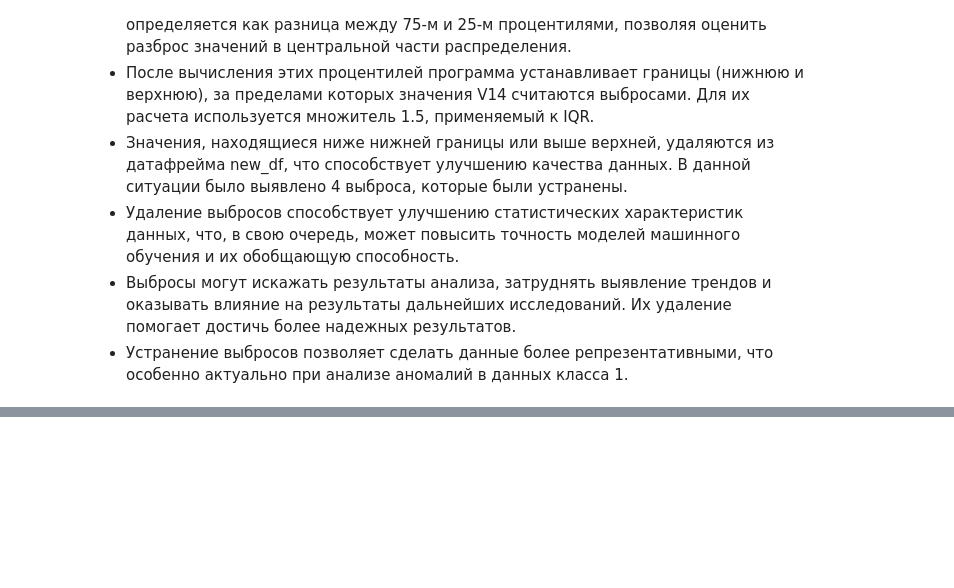
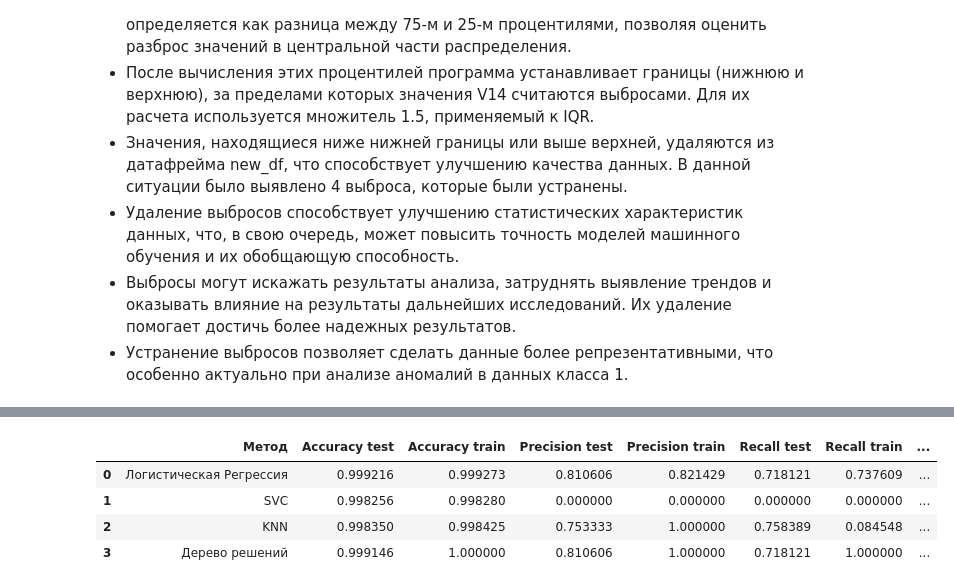
Before and after one commit to Skkodnikk/popakota, a Jupyter notebook: Untitled201.ipynb, the cells around one changed output, grey strips where cells are left out. Saved outputs shown, nothing was run; the diff lists cells and outputs as text; code cells hidden in the pictures; blank space fills up the shorter version.

```diff
--- a/Untitled201.ipynb
+++ b/Untitled201.ipynb
@@ -501,0 +612,13 @@ plt.show()
+# %%
+model_dtr = DecisionTreeClassifier()
+model_dtr.fit(X_train, Y_train)
+Y_train_pred_dtr = model_dtr.predict(X_train)
+Y_test_pred_dtr = model_dtr.predict(X_test)
+print(f'Дерево решений - Accuracy test:', accuracy_score(Y_test, Y_test_pred_dtr))
+print(f'Дерево решений - Accuracy train:', accuracy_score(Y_train, Y_train_pred_dtr))
+print(f'Дерево решений - Precision test:', accuracy_score(Y_test, Y_test_pred_dtr))
+print(f'Дерево решений - Precision train:', accuracy_score(Y_train, Y_train_pred_dtr))
+print(f'Дерево решений - Recall test:', accuracy_score(Y_test, Y_test_pred_dtr))
+print(f'Дерево решений - Recall train:', accuracy_score(Y_train, Y_train_pred_dtr))
+print(f'Дерево решений - F1 test:', f1_score(Y_test, Y_test_pred_dtr, average='macro'))
+print(f'Дерево решений - F1 train:', f1_score(Y_train, Y_train_pred_dtr, average='macro'))
@@ -501,0 +634,50 @@ plt.show()
+# %%
+a = pd.DataFrame({
+    'Метод': ['Логистическая Регрессия', 'SVC', 'KNN', 'Дерево решений'],
+    'Accuracy test': [accuracy_score(Y_test, Y_test_pred_logreg),
+                      accuracy_score(Y_test, y_pred_svc_test),
+                      accuracy_score(Y_test,y_pred_knn_test),
+                      accuracy_score(Y_test, Y_test_pred_dtr)],
+
+    'Accuracy train': [accuracy_score(Y_train, Y_train_pred_logreg),
+                       accuracy_score(Y_train, y_pred_svc_train),
+                       accuracy_score(Y_train,y_pred_knn_train),
+                       accuracy_score(Y_train, Y_train_pred_dtr)],
+
+    'Precision test': [precision_score(Y_test, Y_test_pred_logreg),
+                       precision_score(Y_test, y_pred_svc_test),
+                       precision_score(Y_test, Y_test_pred_dtr),
+                       precision_score(Y_test, Y_test_pred_logreg)],
+
+    'Precision train': [precision_score(Y_train, Y_train_pred_logreg),
+                        precision_score(Y_train, y_pred_svc_train),
+                        precision_score(Y_train, y_pred_knn_train),
+                        precision_score(Y_train, Y_train_pred_dtr)],
+
+    'Recall test': [recall_score(Y_test, Y_test_pred_logreg),
+                    recall_score(Y_test, y_pred_svc_test),
+                    recall_score(Y_test, Y_test_pred_dtr),
+                    recall_score(Y_test, Y_test_pred_logreg)],
+
+    'Recall train': [recall_score(Y_train, Y_train_pred_logreg),
+                    recall_score(Y_train, y_pred_svc_train),
+                    recall_score(Y_train, y_pred_knn_train),
+                    recall_score(Y_train, Y_train_pred_dtr)],
+
+    'F1 test': [f1_score(Y_test, Y_test_pred_logreg),
+                f1_score(Y_test, y_pred_svc_test),
+                f1_score(Y_test, Y_test_pred_dtr),
+                f1_score(Y_test, Y_test_pred_logreg)],
+
+    'F1 train': [f1_score(Y_train, Y_train_pred_logreg),
+                f1_score(Y_train, y_pred_svc_train),
+                f1_score(Y_train, y_pred_knn_train),
+                f1_score(Y_train, Y_train_pred_dtr)]
+})
+a
+# %% [output]
+|  | Метод | Accuracy test | Accuracy train | Precision test | Precision train | Recall test | Recall train | ... |
+| 0 | Логистическая Регрессия | 0.999216 | 0.999273 | 0.810606 | 0.821429 | 0.718121 | 0.737609 | ... |
+| 1 | SVC | 0.998256 | 0.998280 | 0.000000 | 0.000000 | 0.000000 | 0.000000 | ... |
+| 2 | KNN | 0.998350 | 0.998425 | 0.753333 | 1.000000 | 0.758389 | 0.084548 | ... |
+| 3 | Дерево решений | 0.999146 | 1.000000 | 0.810606 | 1.000000 | 0.718121 | 1.000000 | ... |
```
Also changed, not shown: parts of 18 cells of this notebook.
